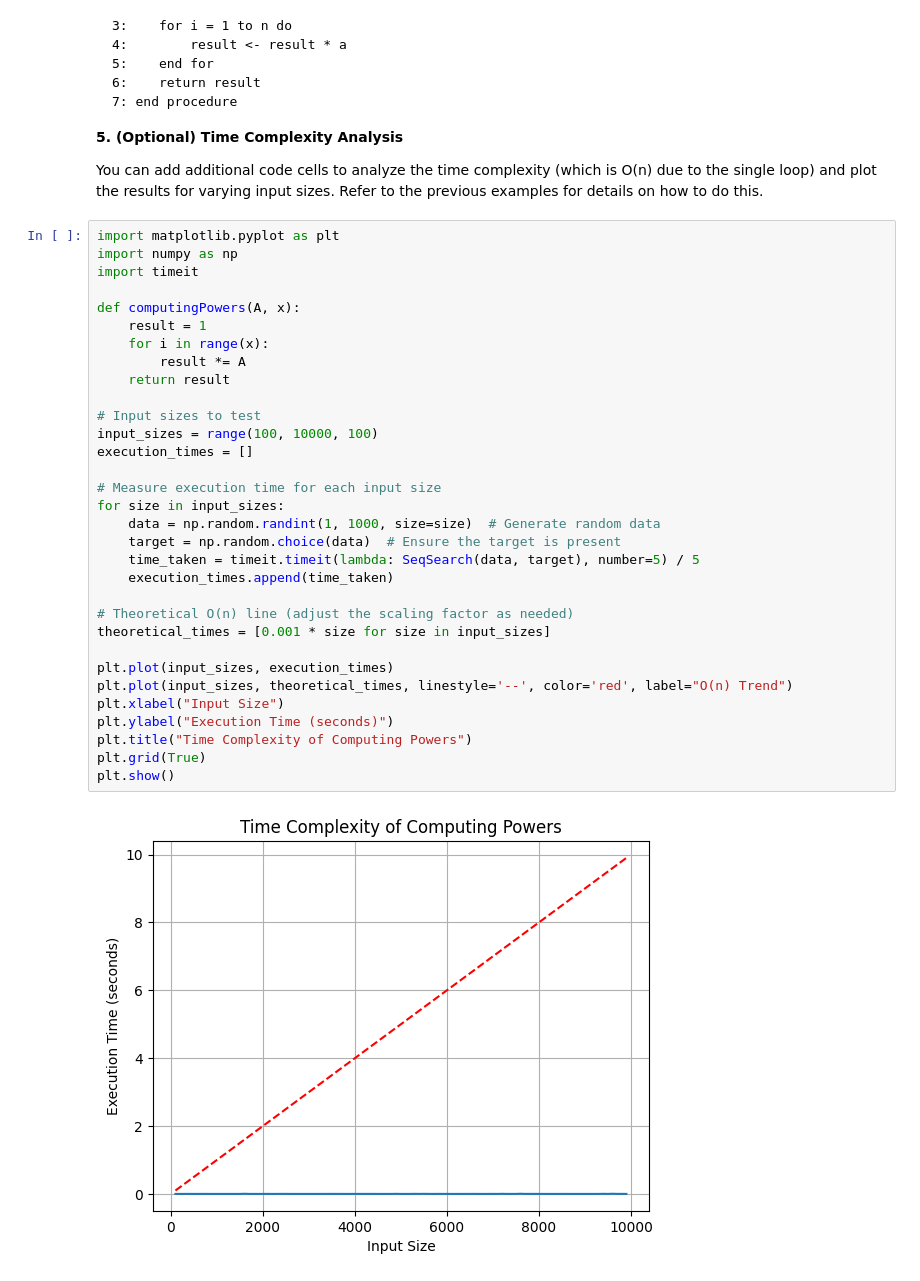
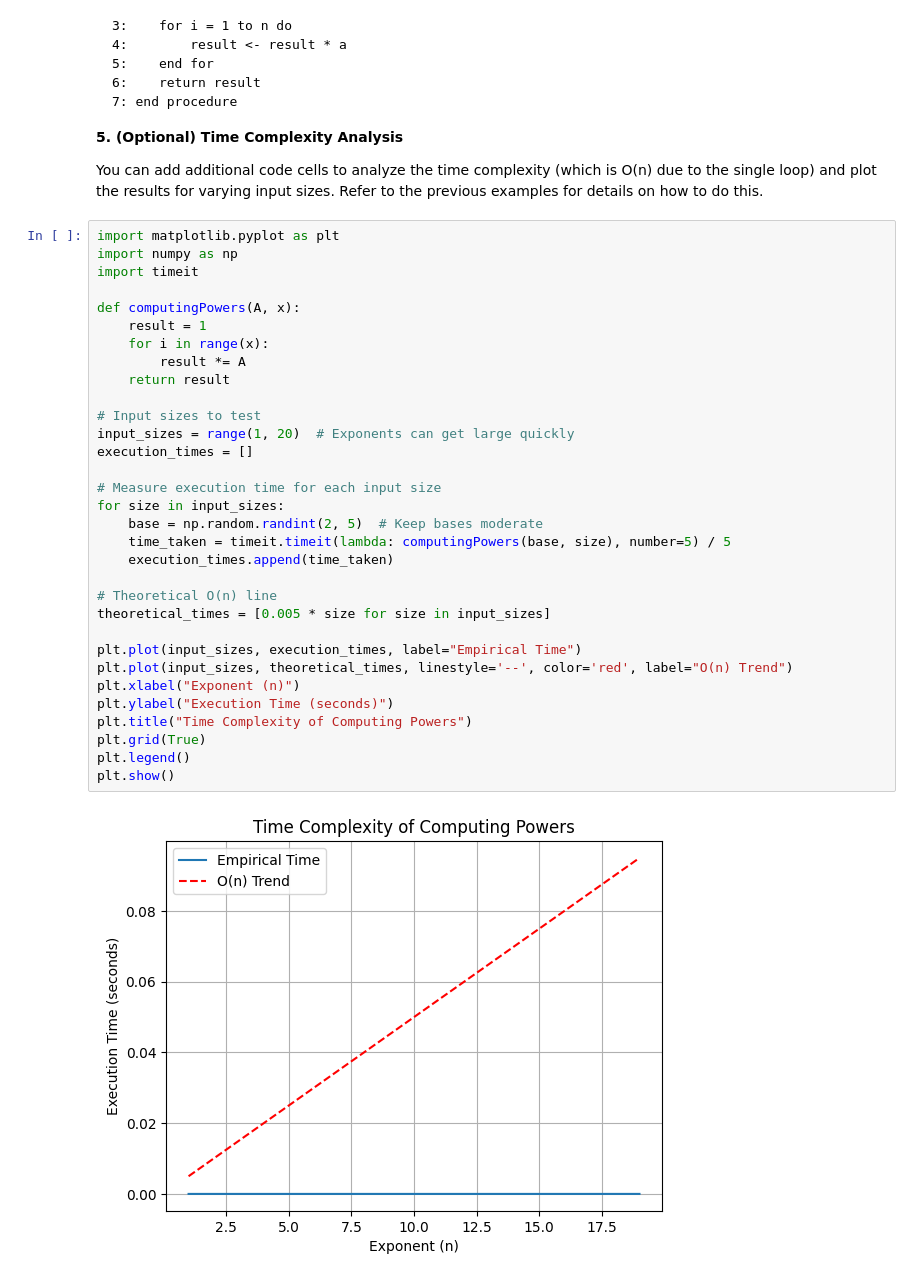
Before and after one commit to Soumya-Chakraborty/Design_and_Analysis_of_Algorithm, a Jupyter notebook: Brute_Force_Algorithm.ipynb, the cells around one changed output. Drawn from its saved outputs; the diff is of its cells as text.

```diff
--- a/Brute_Force_Algorithm.ipynb
+++ b/Brute_Force_Algorithm.ipynb
@@ -148,34 +152,34 @@ You can add additional code cells to analyze the time complexity (which is O(n)
 # %%
 import matplotlib.pyplot as plt
 import numpy as np
 import timeit
 
 def computingPowers(A, x):
     result = 1
     for i in range(x):
         result *= A
     return result
 
 # Input sizes to test
-input_sizes = range(100, 10000, 100)
+input_sizes = range(1, 20)  # Exponents can get large quickly
 execution_times = []
 
 # Measure execution time for each input size
 for size in input_sizes:
-    data = np.random.randint(1, 1000, size=size)  # Generate random data
-    target = np.random.choice(data)  # Ensure the target is present
-    time_taken = timeit.timeit(lambda: SeqSearch(data, target), number=5) / 5
+    base = np.random.randint(2, 5)  # Keep bases moderate
+    time_taken = timeit.timeit(lambda: computingPowers(base, size), number=5) / 5
     execution_times.append(time_taken)
 
-# Theoretical O(n) line (adjust the scaling factor as needed)
-theoretical_times = [0.001 * size for size in input_sizes]
+# Theoretical O(n) line
+theoretical_times = [0.005 * size for size in input_sizes]
 
-plt.plot(input_sizes, execution_times)
+plt.plot(input_sizes, execution_times, label="Empirical Time")
 plt.plot(input_sizes, theoretical_times, linestyle='--', color='red', label="O(n) Trend")
-plt.xlabel("Input Size")
+plt.xlabel("Exponent (n)")
 plt.ylabel("Execution Time (seconds)")
 plt.title("Time Complexity of Computing Powers")
 plt.grid(True)
+plt.legend()
 plt.show()
 # %% [output]
-[figure, old version]
+[figure, new version]
```
Also changed, not shown: parts of 8 cells of this notebook.
